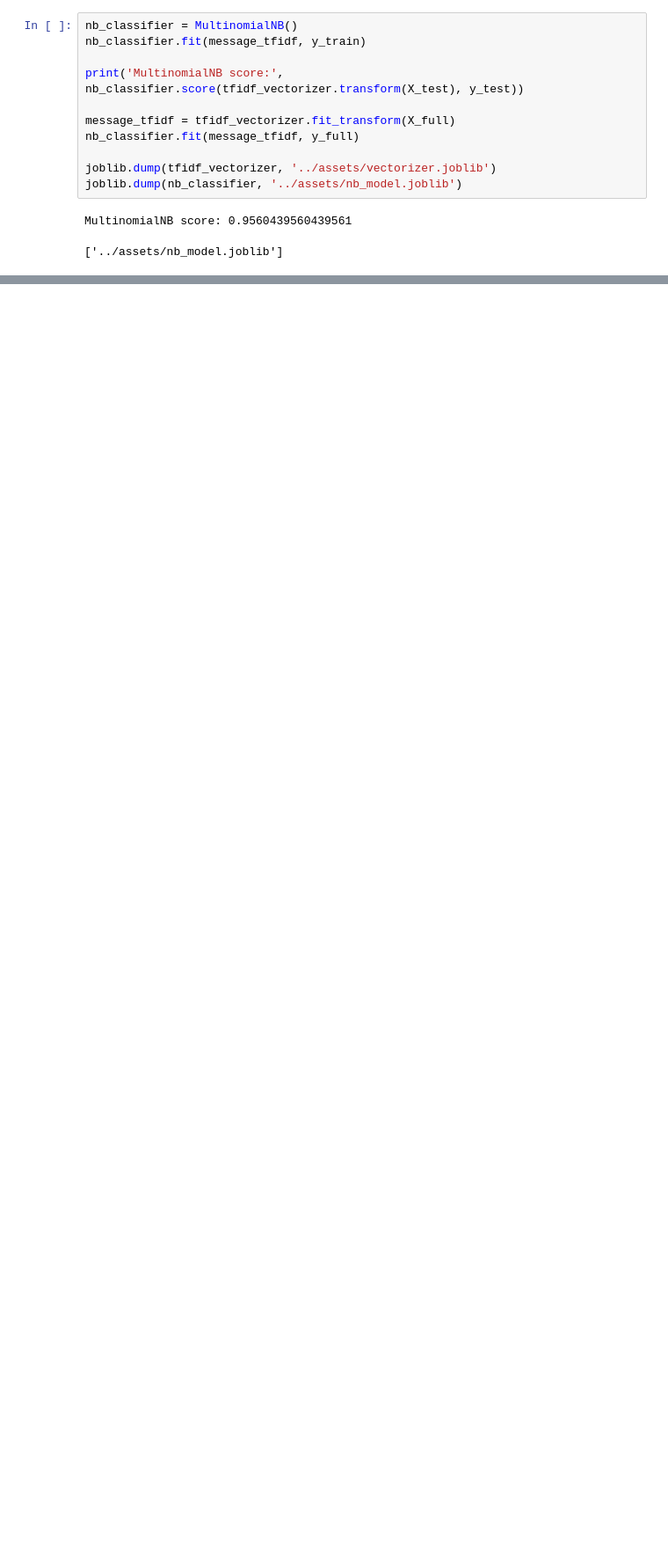
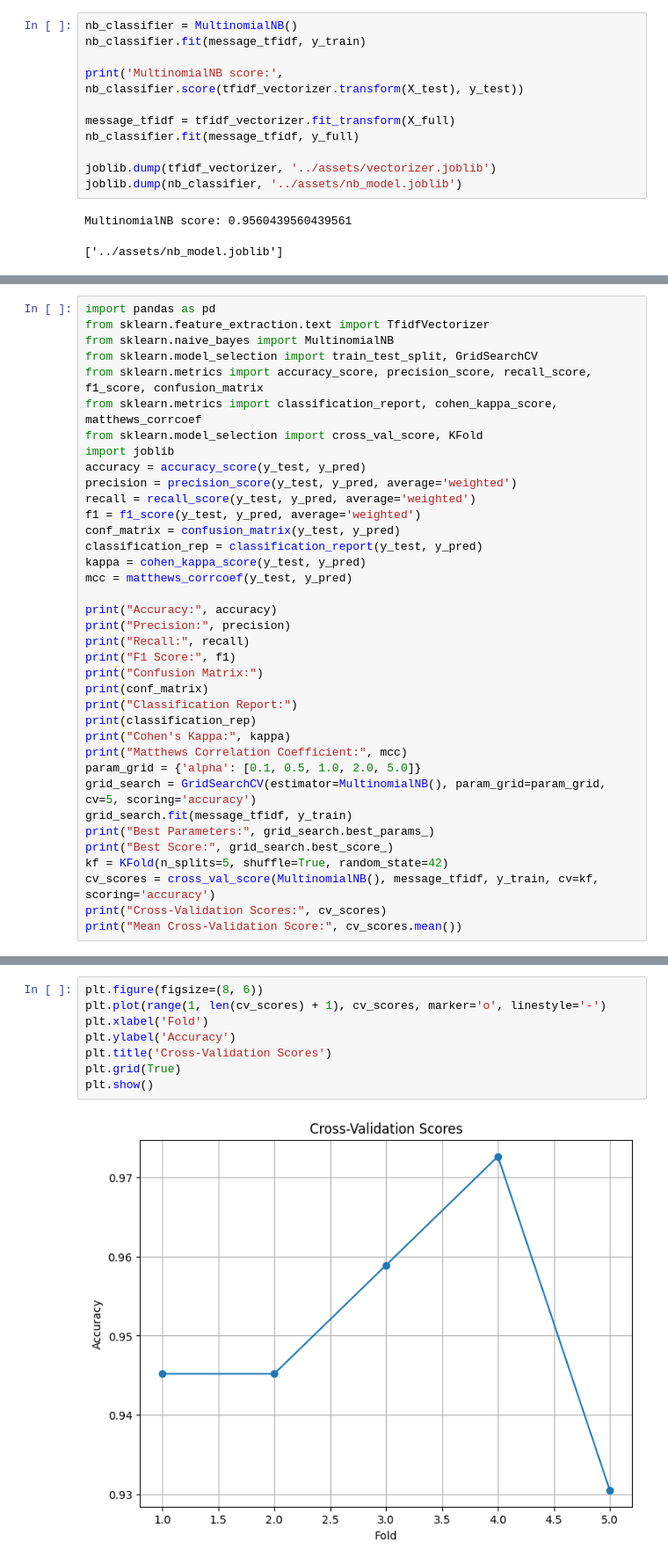
Before and after one commit to KarimKishly/data-science-chatbot, a Jupyter notebook: notebooks/nb_classifier.ipynb, the cells around one changed output, grey strips where cells are left out. Shown at 88% size. Cells and saved outputs as stored; diff of their text form; blank space fills up the shorter version.

```diff
--- a/notebooks/nb_classifier.ipynb
+++ b/notebooks/nb_classifier.ipynb
@@ -30,0 +87,37 @@ MultinomialNB score: 0.9560439560439561
+# %%
+import pandas as pd
+from sklearn.feature_extraction.text import TfidfVectorizer
+from sklearn.naive_bayes import MultinomialNB
+from sklearn.model_selection import train_test_split, GridSearchCV
+from sklearn.metrics import accuracy_score, precision_score, recall_score, f1_score, confusion_matrix
+from sklearn.metrics import classification_report, cohen_kappa_score, matthews_corrcoef
+from sklearn.model_selection import cross_val_score, KFold
+import joblib
+accuracy = accuracy_score(y_test, y_pred)
+precision = precision_score(y_test, y_pred, average='weighted')
+recall = recall_score(y_test, y_pred, average='weighted')
+f1 = f1_score(y_test, y_pred, average='weighted')
+conf_matrix = confusion_matrix(y_test, y_pred)
+classification_rep = classification_report(y_test, y_pred)
+kappa = cohen_kappa_score(y_test, y_pred)
+mcc = matthews_corrcoef(y_test, y_pred)
+
+print("Accuracy:", accuracy)
+print("Precision:", precision)
+print("Recall:", recall)
+print("F1 Score:", f1)
+print("Confusion Matrix:")
+print(conf_matrix)
+print("Classification Report:")
+print(classification_rep)
+print("Cohen's Kappa:", kappa)
+print("Matthews Correlation Coefficient:", mcc)
+param_grid = {'alpha': [0.1, 0.5, 1.0, 2.0, 5.0]}
+grid_search = GridSearchCV(estimator=MultinomialNB(), param_grid=param_grid, cv=5, scoring='accuracy')
+grid_search.fit(message_tfidf, y_train)
+print("Best Parameters:", grid_search.best_params_)
+print("Best Score:", grid_search.best_score_)
+kf = KFold(n_splits=5, shuffle=True, random_state=42)
+cv_scores = cross_val_score(MultinomialNB(), message_tfidf, y_train, cv=kf, scoring='accuracy')
+print("Cross-Validation Scores:", cv_scores)
+print("Mean Cross-Validation Score:", cv_scores.mean())
@@ -30,0 +153,10 @@ MultinomialNB score: 0.9560439560439561
+# %%
+plt.figure(figsize=(8, 6))
+plt.plot(range(1, len(cv_scores) + 1), cv_scores, marker='o', linestyle='-')
+plt.xlabel('Fold')
+plt.ylabel('Accuracy')
+plt.title('Cross-Validation Scores')
+plt.grid(True)
+plt.show()
+# %% [output]
+[figure, added]
```
Also changed, not shown: parts of 7 cells of this notebook, 4 other files.
